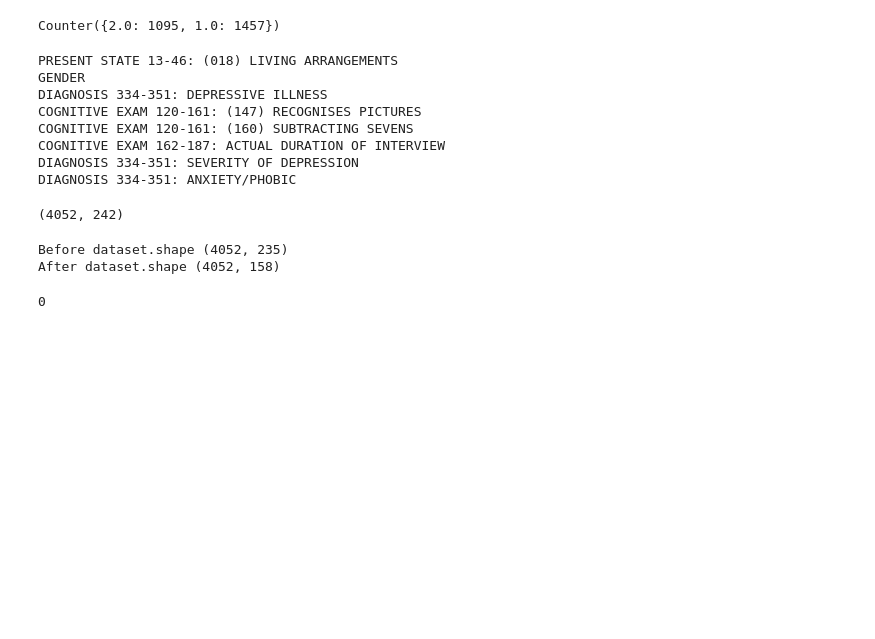
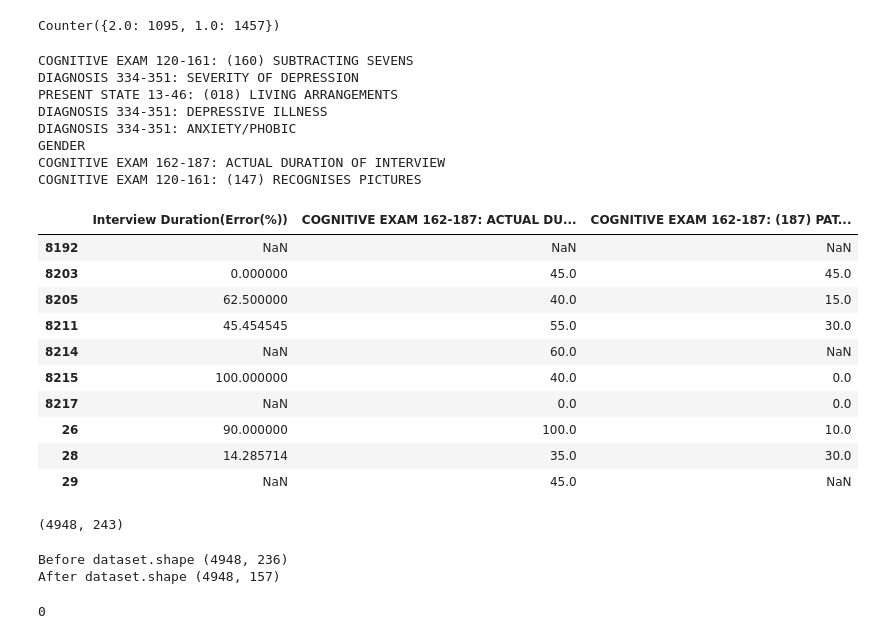
Before and after one commit to SDM-TIB/Dementia_Detection, a Jupyter notebook: final/Model_4.ipynb, the cells around one changed output. Drawn from its saved outputs; the diff is of its cells as text; code cells hidden in the pictures; blank space fills up the shorter version.

```diff
--- a/final/Model_4.ipynb
+++ b/final/Model_4.ipynb
@@ -159,7 +159,7 @@ Counter(data_dem['dementia_range'])
 Counter({2.0: 1095, 1.0: 1457})
 # %%
 data_no_dem = data.loc[no_dem]
-data_no_dem = data_no_dem[data_no_dem['GLOBAL_PATIENT_DB_ID'].isin(no_dem_patients)].sample(1500)
+data_no_dem = data_no_dem[data_no_dem['GLOBAL_PATIENT_DB_ID'].isin(no_dem_patients)]
 data_no_dem['dementia_range'] = 0
 # %%
 prepared_dataset = pd.concat([data_dem, data_no_dem])[attributes_considered]
@@ -169,26 +169,48 @@ for i, j in zip(prepared_dataset, prepared_dataset.dtypes):
         print(i)
         prepared_dataset[i] = pd.to_numeric(prepared_dataset[i], errors='coerce')
 # %% [output]
+COGNITIVE EXAM 120-161: (160) SUBTRACTING SEVENS
+DIAGNOSIS 334-351: SEVERITY OF DEPRESSION
 PRESENT STATE 13-46: (018) LIVING ARRANGEMENTS
+DIAGNOSIS 334-351: DEPRESSIVE ILLNESS
+DIAGNOSIS 334-351: ANXIETY/PHOBIC
 GENDER
-DIAGNOSIS 334-351: DEPRESSIVE ILLNESS
+COGNITIVE EXAM 162-187: ACTUAL DURATION OF INTERVIEW
 COGNITIVE EXAM 120-161: (147) RECOGNISES PICTURES
-COGNITIVE EXAM 120-161: (160) SUBTRACTING SEVENS
-COGNITIVE EXAM 162-187: ACTUAL DURATION OF INTERVIEW
-DIAGNOSIS 334-351: SEVERITY OF DEPRESSION
-DIAGNOSIS 334-351: ANXIETY/PHOBIC
+# %%
+act_intrvw_dur = prepared_dataset['COGNITIVE EXAM 162-187: ACTUAL DURATION OF INTERVIEW'].replace([999, 888],[np.nan, np.nan])
+pat_intrvw_dur = prepared_dataset['COGNITIVE EXAM 162-187: (187) PATIENT'].replace([999, 888],[np.nan, np.nan])
+prepared_dataset['COGNITIVE EXAM 162-187: ACTUAL DURATION OF INTERVIEW'] = act_intrvw_dur
+prepared_dataset['COGNITIVE EXAM 162-187: (187) PATIENT'] = pat_intrvw_dur
+
+max_intrvw_dur = prepared_dataset[['COGNITIVE EXAM 162-187: ACTUAL DURATION OF INTERVIEW', 'COGNITIVE EXAM 162-187: (187) PATIENT']].max(axis=1)
+prepared_dataset['Interview Duration(Error(%))'] = (act_intrvw_dur-pat_intrvw_dur).abs()*100/max_intrvw_dur
+
+prepared_dataset[['Interview Duration(Error(%))', 'COGNITIVE EXAM 162-187: ACTUAL DURATION OF INTERVIEW', 'COGNITIVE EXAM 162-187: (187) PATIENT']].head(10)
+# %% [output]
+|  | Interview Duration(Error(%)) | COGNITIVE EXAM 162-187: ACTUAL DU... | COGNITIVE EXAM 162-187: (187) PAT... |
+| 8192 | NaN | NaN | NaN |
+| 8203 | 0.000000 | 45.0 | 45.0 |
+| 8205 | 62.500000 | 40.0 | 15.0 |
+| 8211 | 45.454545 | 55.0 | 30.0 |
+| 8214 | NaN | 60.0 | NaN |
+| 8215 | 100.000000 | 40.0 | 0.0 |
+| 8217 | NaN | 0.0 | 0.0 |
+| 26 | 90.000000 | 100.0 | 10.0 |
+| 28 | 14.285714 | 35.0 | 30.0 |
+| 29 | NaN | 45.0 | NaN |
 # %%
 prepared_dataset.shape
 # %% [output]
-(4052, 242)
+(4948, 243)
 # %%
 # drop irrelavent columns
 prepared_dataset = prepared_dataset.drop(columns=score_columns)
 prepared_dataset = prepared_dataset.replace([-1], [np.nan])
 prepared_dataset = drop_missing_columns(prepared_dataset, 0.70)
 # %% [output]
-Before dataset.shape (4052, 235)
-After dataset.shape (4052, 158)
+Before dataset.shape (4948, 236)
+After dataset.shape (4948, 157)
 # %%
 currupt_categorical_columns = ['COGNITIVE EXAM 120-161: (158) REGISTERS OBJECTS', 'COGNITIVE EXAM 120-161: (137) IDENTIFIES OBJECTS',]
 confused_categorical_columns = ['COGNITIVE EXAM 162-187: (174) MIME - BRUSHING TEETH']
```
Also changed, not shown: parts of 10 cells of this notebook, 29 other files.
